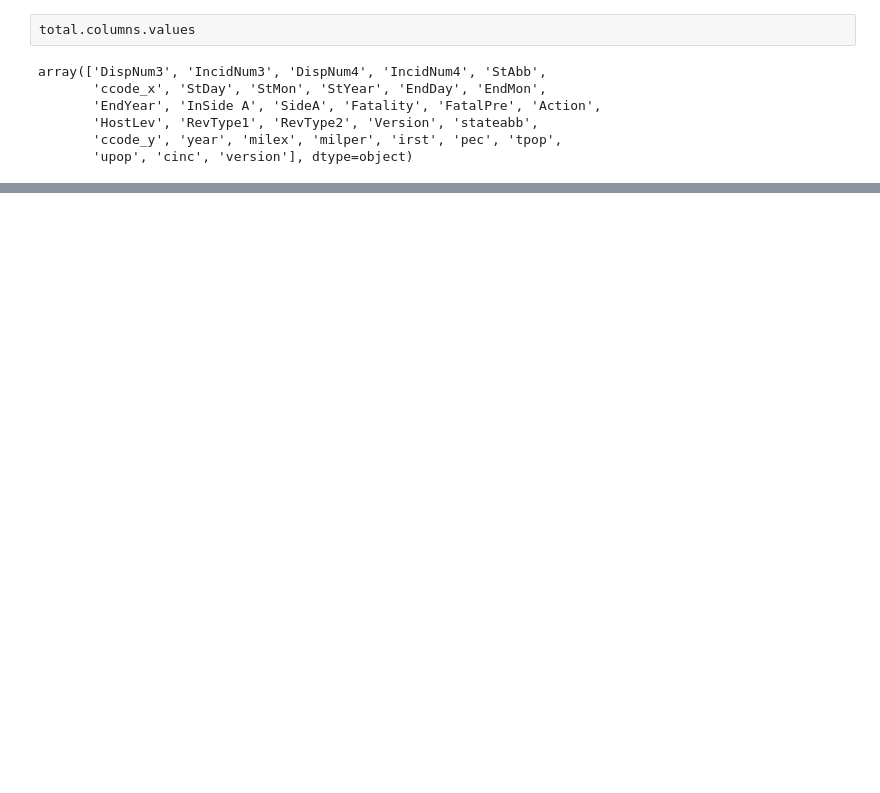
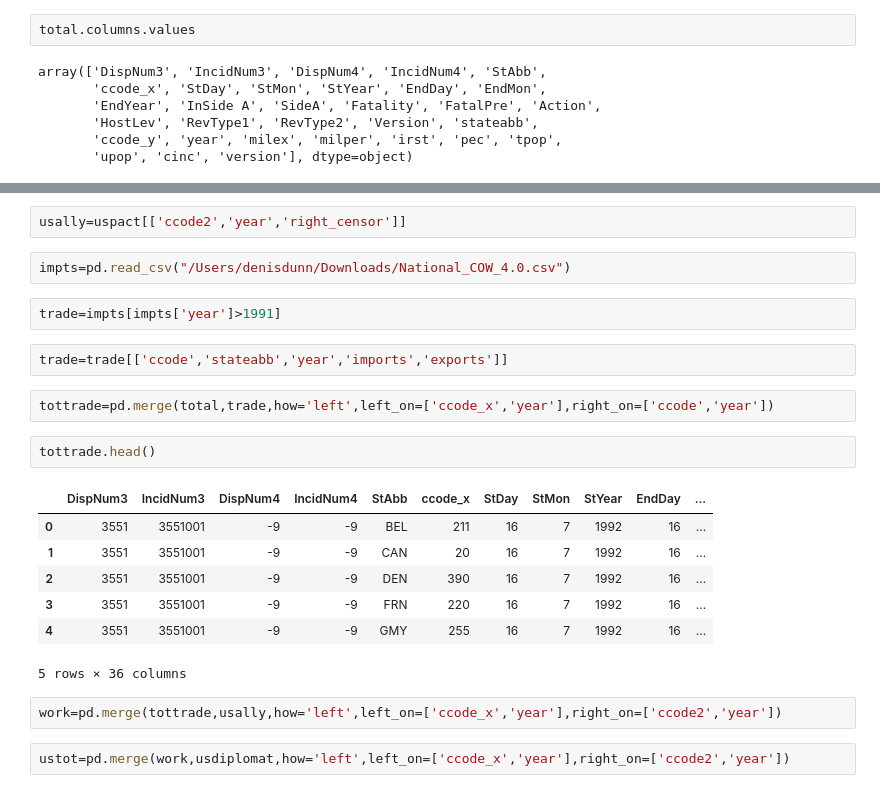
Before and after one commit to denisdunn/conflict_peace, a Jupyter notebook: conflicts_project.ipynb, the cells around one changed output, grey strips where cells are left out. Drawn from its saved outputs; the diff is of its cells as text; blank space fills up the shorter version.

```diff
--- a/conflicts_project.ipynb
+++ b/conflicts_project.ipynb
@@ -109,0 +139,24 @@ Name: HostLev, dtype: int64
+# %%
+usally=uspact[['ccode2','year','right_censor']]
+# %%
+impts=pd.read_csv("/Users/denisdunn/Downloads/National_COW_4.0.csv")
+# %%
+trade=impts[impts['year']>1991]
+# %%
+trade=trade[['ccode','stateabb','year','imports','exports']]
+# %%
+tottrade=pd.merge(total,trade,how='left',left_on=['ccode_x','year'],right_on=['ccode','year'])
+# %%
+tottrade.head()
+# %% [output]
+|  | DispNum3 | IncidNum3 | DispNum4 | IncidNum4 | StAbb | ccode_x | StDay | StMon | StYear | EndDay | ... |
+| 0 | 3551 | 3551001 | -9 | -9 | BEL | 211 | 16 | 7 | 1992 | 16 | ... |
+| 1 | 3551 | 3551001 | -9 | -9 | CAN | 20 | 16 | 7 | 1992 | 16 | ... |
+| 2 | 3551 | 3551001 | -9 | -9 | DEN | 390 | 16 | 7 | 1992 | 16 | ... |
+| 3 | 3551 | 3551001 | -9 | -9 | FRN | 220 | 16 | 7 | 1992 | 16 | ... |
+| 4 | 3551 | 3551001 | -9 | -9 | GMY | 255 | 16 | 7 | 1992 | 16 | ... |
+5 rows × 36 columns
+# %%
+work=pd.merge(tottrade,usally,how='left',left_on=['ccode_x','year'],right_on=['ccode2','year'])
+# %%
+ustot=pd.merge(work,usdiplomat,how='left',left_on=['ccode_x','year'],right_on=['ccode2','year'])
```
Also changed, not shown: parts of 27 cells of this notebook, 1 other file.
